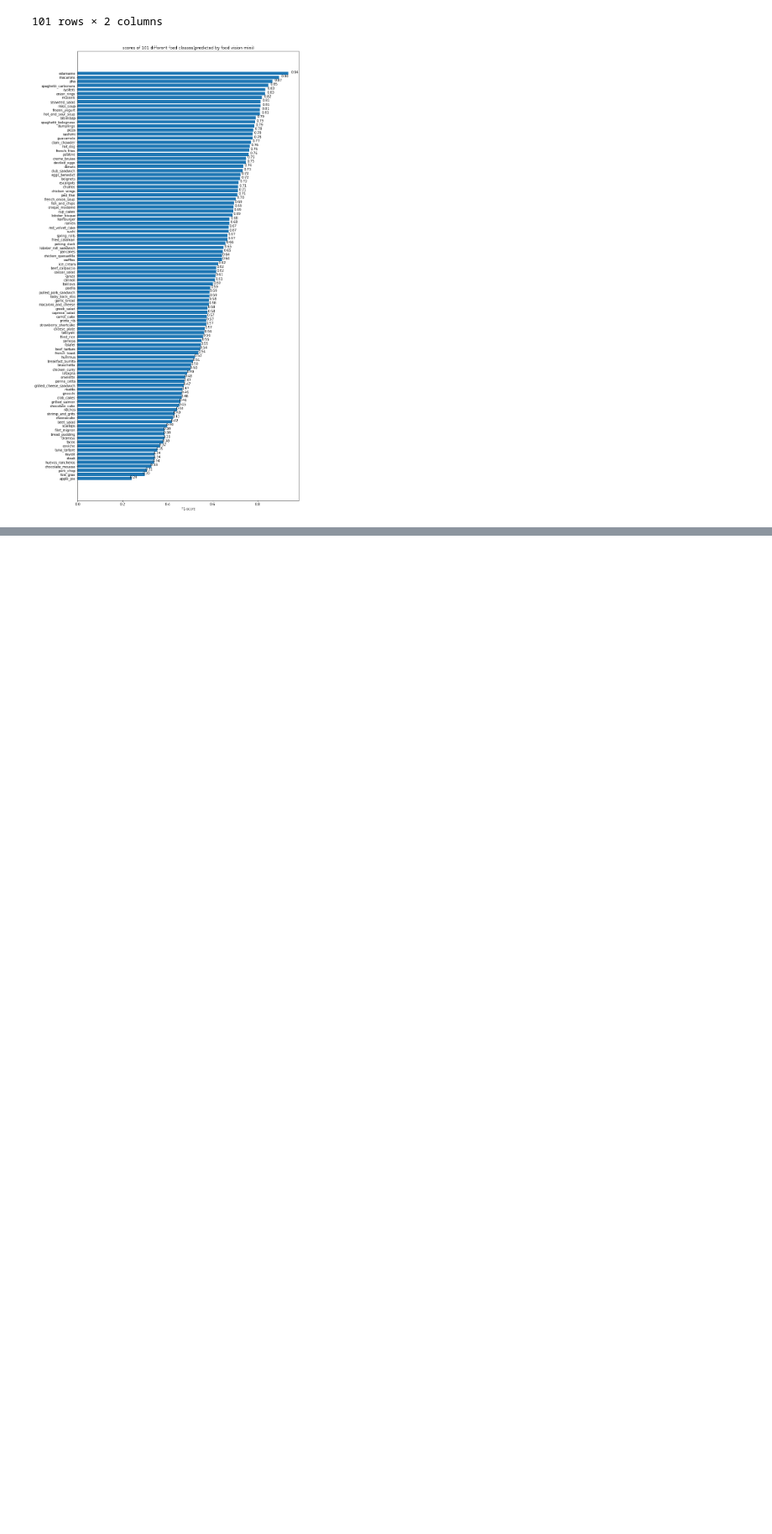
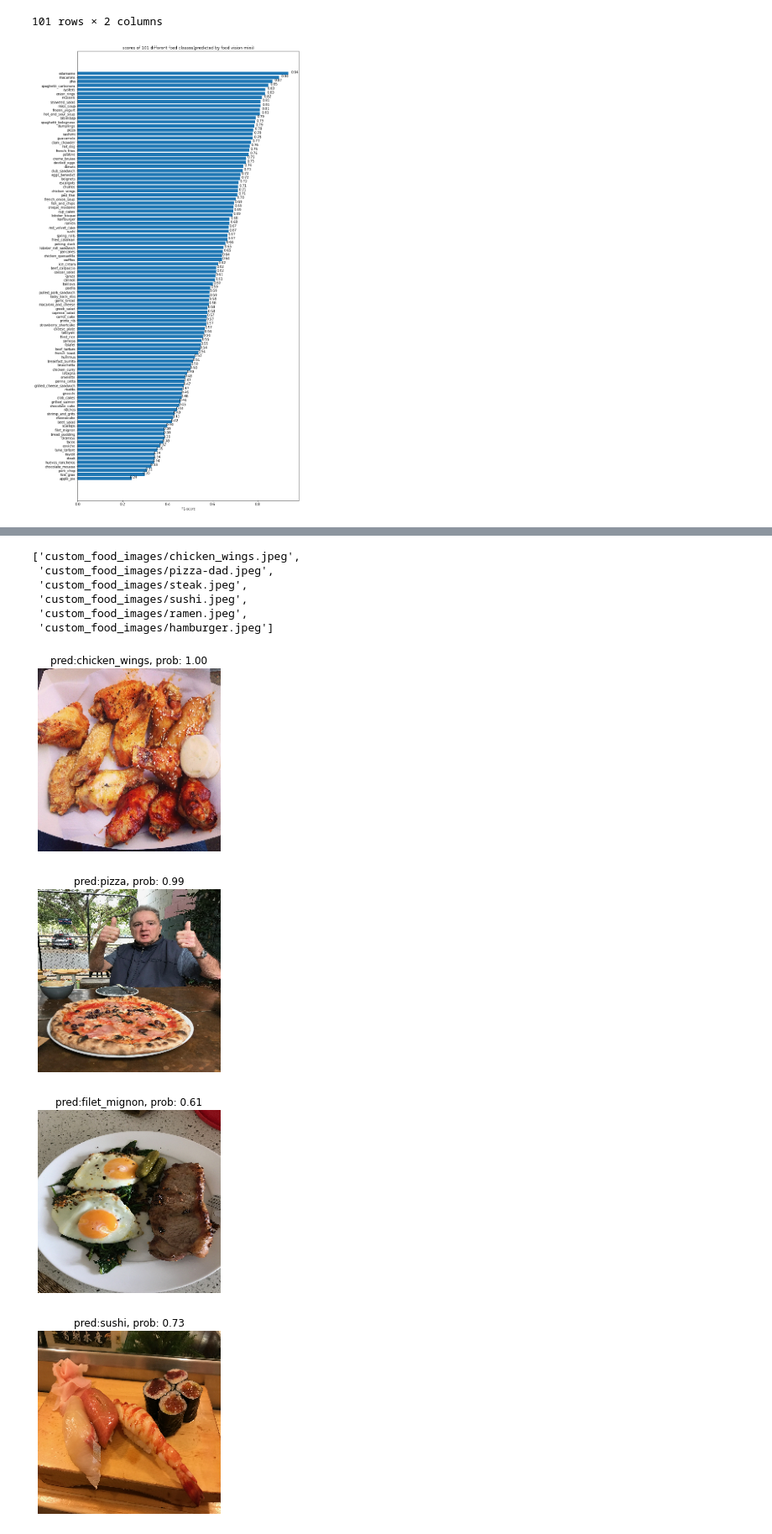
Before and after one commit to thanujTa/machine-learning-projects, a Jupyter notebook: Transfer_Learning_Part_3_Scaling_up.ipynb, the cells around one changed output, grey strips where cells are left out. Shown at 84% size. Drawn from its saved outputs; the diff is of its cells as text; code cells hidden in the pictures; blank space fills up the shorter version.

```diff
--- a/Transfer_Learning_Part_3_Scaling_up.ipynb
+++ b/Transfer_Learning_Part_3_Scaling_up.ipynb
@@ -689,0 +869,28 @@ autolabel(scores)
+# %%
+# Get the costum food images filepaths
+
+custom_food_images = ["custom_food_images/" + img_path for img_path in os.listdir("custom_food_images")]
+custom_food_images
+# %% [output]
+['custom_food_images/chicken_wings.jpeg',
+ 'custom_food_images/pizza-dad.jpeg',
+ 'custom_food_images/steak.jpeg',
+ 'custom_food_images/sushi.jpeg',
+ 'custom_food_images/ramen.jpeg',
+ 'custom_food_images/hamburger.jpeg']
+# %%
+# make and plot custom food images
+for img in custom_food_images:
+  img = load_and_prep_image(img, scale=False)
+  pred_prob = model_2.predict(tf.expand_dims(img, axis = 0))
+  pred_class = class_names[pred_prob.argmax()]
+  # plot the appropriate information
+  plt.figure()
+  plt.imshow(img/255.)
+  plt.title(f"pred:{pred_class}, prob: {pred_prob.max():.2f}")
+  plt.axis(False)
+# %% [output]
+[figure, added]
+[figure, added]
+[figure, added]
+[figure, added]
```
Also changed, not shown: parts of 30 cells of this notebook.
